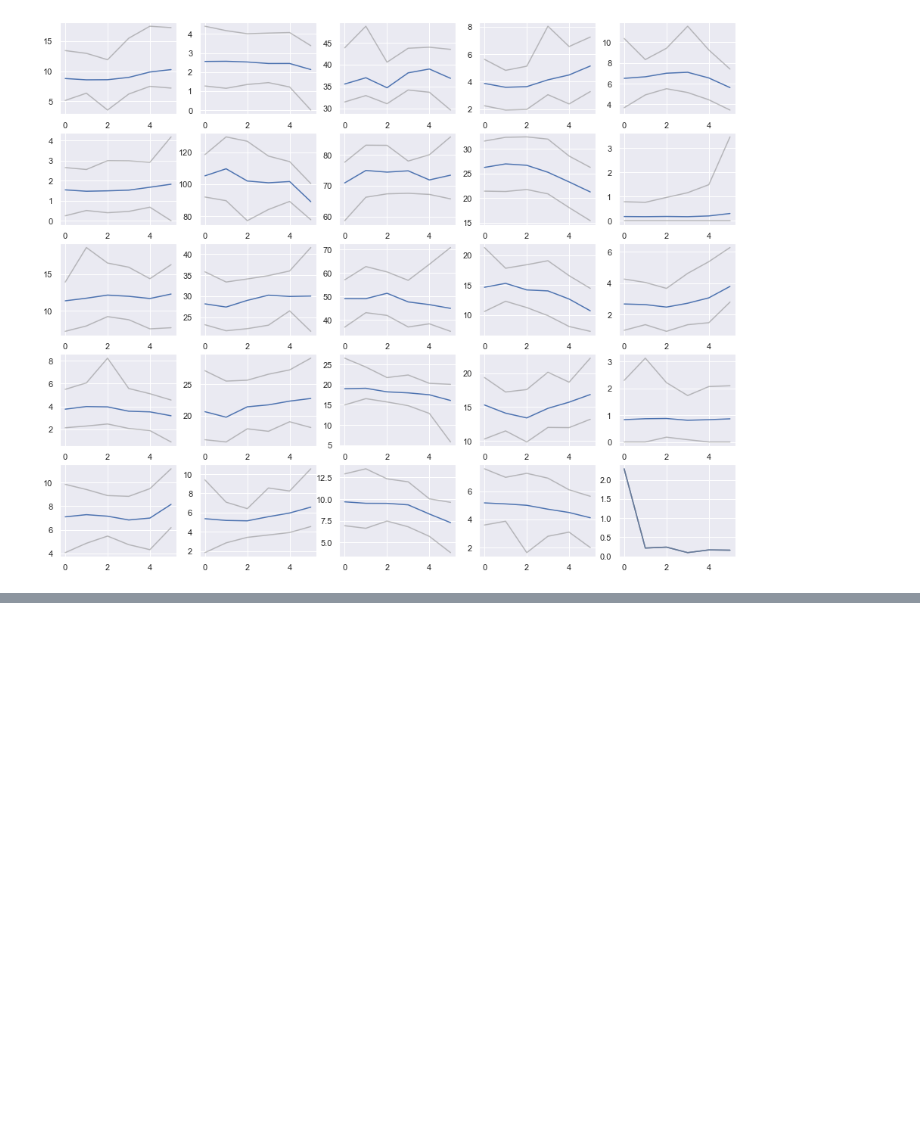
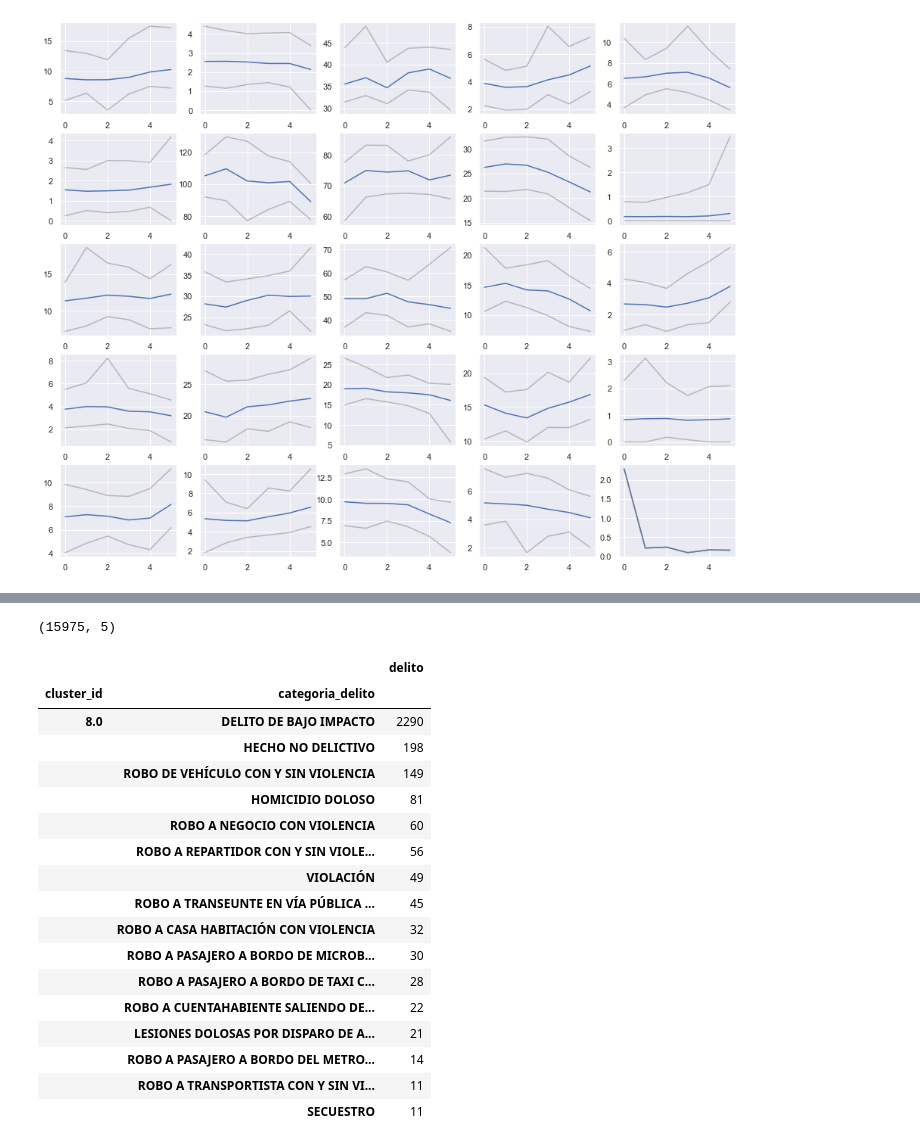
Before and after one commit to qSergio/Furious-spark, a Jupyter notebook: SeccionA/DatosAbiertosCDMX.ipynb, the cells around one changed output, grey strips where cells are left out. Saved outputs shown, nothing was run; the diff lists cells and outputs as text; code cells hidden in the pictures; blank space fills up the shorter version.

Commit message:
Output for each cluster

```diff
--- a/SeccionA/DatosAbiertosCDMX.ipynb
+++ b/SeccionA/DatosAbiertosCDMX.ipynb
@@ -847,0 +884,2 @@ plt.show()
+# %%
+preprocess = preprocess.merge(colonia_pivote, on='al_colonia')
@@ -847,0 +892,31 @@ plt.show()
+# %%
+dm = carpetas.groupby(['alcaldia_hechos','colonia_hechos','categoria_delito'])[['delito']].nunique().reset_index()
+# %%
+df_pre = preprocess.groupby(['alcaldia_hechos','colonia_hechos'])['cluster_id'].mean().reset_index()
+# %%
+df_final = dm.merge(df_pre[['alcaldia_hechos','colonia_hechos','cluster_id']], on=['alcaldia_hechos','colonia_hechos'], how='left')
+# %%
+df_final.shape
+# %% [output]
+(15975, 5)
+# %%
+df_final[df_final['cluster_id']==8].groupby(['cluster_id','categoria_delito'])[['delito']].sum().sort_values('delito', ascending=False)
+# %% [output]
+|  |  | delito |
+| cluster_id | categoria_delito |  |
+| 8.0 | DELITO DE BAJO IMPACTO | 2290 |
+|  | HECHO NO DELICTIVO | 198 |
+|  | ROBO DE VEHÍCULO CON Y SIN VIOLENCIA | 149 |
+|  | HOMICIDIO DOLOSO | 81 |
+|  | ROBO A NEGOCIO CON VIOLENCIA | 60 |
+|  | ROBO A REPARTIDOR CON Y SIN VIOLE... | 56 |
+|  | VIOLACIÓN | 49 |
+|  | ROBO A TRANSEUNTE EN VÍA PÚBLICA ... | 45 |
+|  | ROBO A CASA HABITACIÓN CON VIOLENCIA | 32 |
+|  | ROBO A PASAJERO A BORDO DE MICROB... | 30 |
+|  | ROBO A PASAJERO A BORDO DE TAXI C... | 28 |
+|  | ROBO A CUENTAHABIENTE SALIENDO DE... | 22 |
+|  | LESIONES DOLOSAS POR DISPARO DE A... | 21 |
+|  | ROBO A PASAJERO A BORDO DEL METRO... | 14 |
+|  | ROBO A TRANSPORTISTA CON Y SIN VI... | 11 |
+|  | SECUESTRO | 11 |
```
Also changed, not shown: parts of 11 cells of this notebook, 3 other files.
